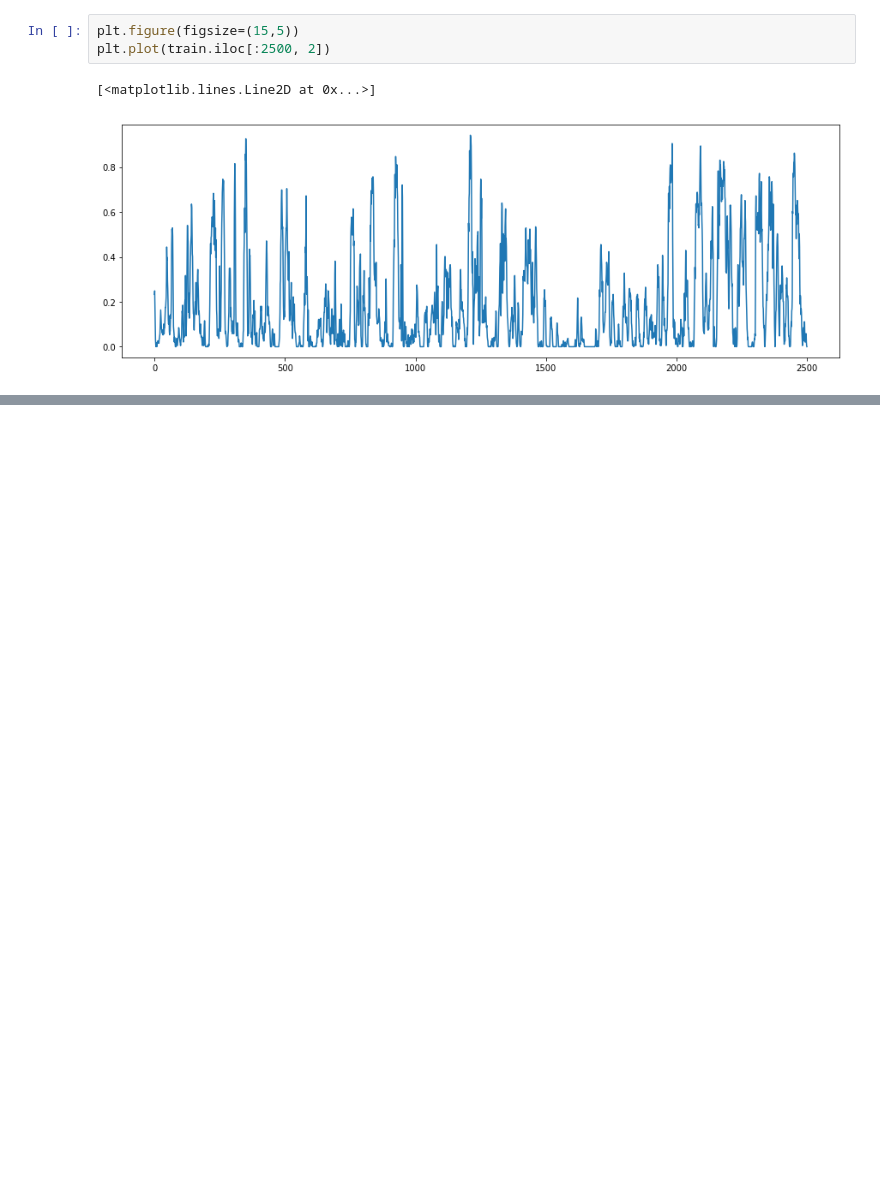
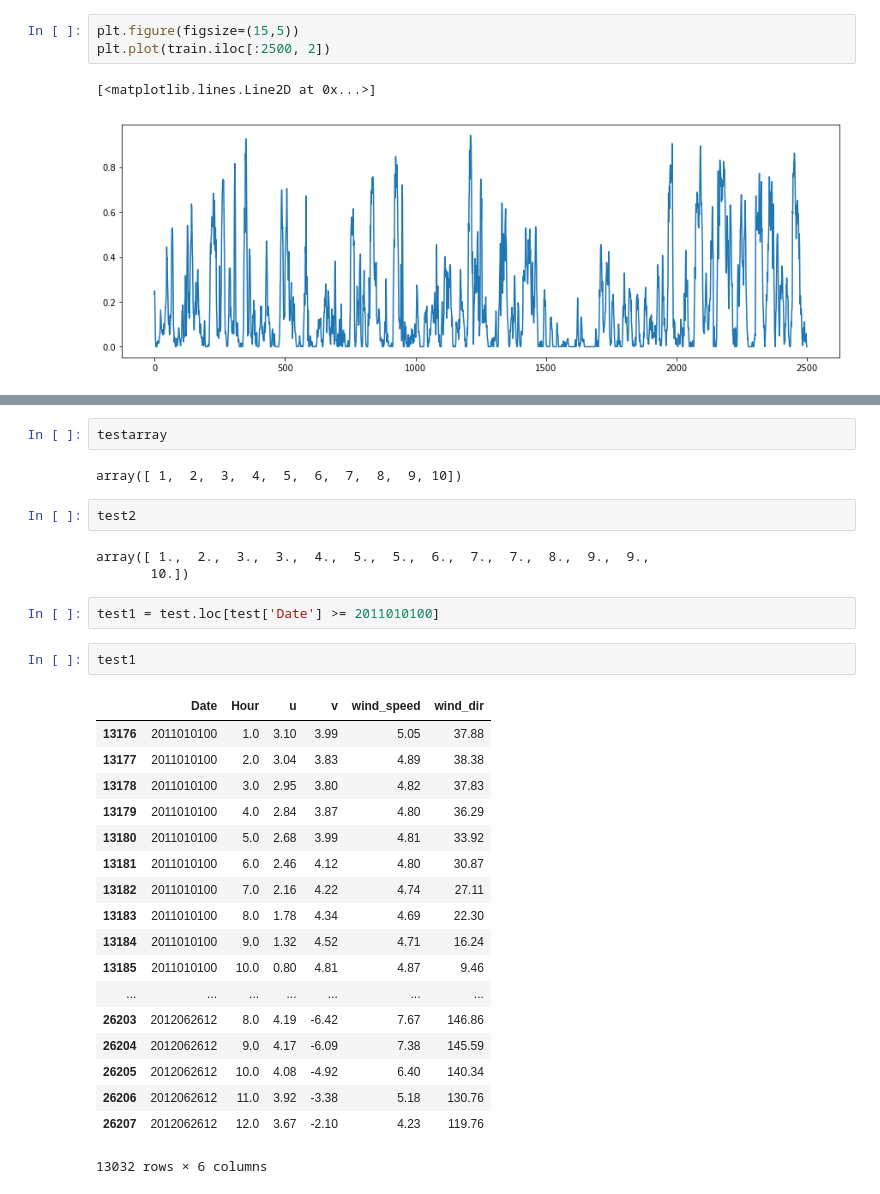
Before and after one commit to Pontius1007/TDT4859, a Jupyter notebook: Data exploration.ipynb, the cells around one changed output, grey strips where cells are left out. Drawn from its saved outputs; the diff is of its cells as text; blank space fills up the shorter version.

```diff
--- a/Data exploration.ipynb
+++ b/Data exploration.ipynb
@@ -200,0 +296,32 @@ plt.plot(train.iloc[:2500, 2])
+# %%
+testarray
+# %% [output]
+array([ 1,  2,  3,  4,  5,  6,  7,  8,  9, 10])
+# %%
+test2
+# %% [output]
+array([ 1.,  2.,  3.,  3.,  4.,  5.,  5.,  6.,  7.,  7.,  8.,  9.,  9.,
+       10.])
+# %%
+test1 = test.loc[test['Date'] >= 2011010100]
+# %%
+test1
+# %% [output]
+|  | Date | Hour | u | v | wind_speed | wind_dir |
+| 13176 | 2011010100 | 1.0 | 3.10 | 3.99 | 5.05 | 37.88 |
+| 13177 | 2011010100 | 2.0 | 3.04 | 3.83 | 4.89 | 38.38 |
+| 13178 | 2011010100 | 3.0 | 2.95 | 3.80 | 4.82 | 37.83 |
+| 13179 | 2011010100 | 4.0 | 2.84 | 3.87 | 4.80 | 36.29 |
+| 13180 | 2011010100 | 5.0 | 2.68 | 3.99 | 4.81 | 33.92 |
+| 13181 | 2011010100 | 6.0 | 2.46 | 4.12 | 4.80 | 30.87 |
+| 13182 | 2011010100 | 7.0 | 2.16 | 4.22 | 4.74 | 27.11 |
+| 13183 | 2011010100 | 8.0 | 1.78 | 4.34 | 4.69 | 22.30 |
+| 13184 | 2011010100 | 9.0 | 1.32 | 4.52 | 4.71 | 16.24 |
+| 13185 | 2011010100 | 10.0 | 0.80 | 4.81 | 4.87 | 9.46 |
+| ... | ... | ... | ... | ... | ... | ... |
+| 26203 | 2012062612 | 8.0 | 4.19 | -6.42 | 7.67 | 146.86 |
+| 26204 | 2012062612 | 9.0 | 4.17 | -6.09 | 7.38 | 145.59 |
+| 26205 | 2012062612 | 10.0 | 4.08 | -4.92 | 6.40 | 140.34 |
+| 26206 | 2012062612 | 11.0 | 3.92 | -3.38 | 5.18 | 130.76 |
+| 26207 | 2012062612 | 12.0 | 3.67 | -2.10 | 4.23 | 119.76 |
+13032 rows × 6 columns
```
Also changed, not shown: parts of 13 cells of this notebook.
